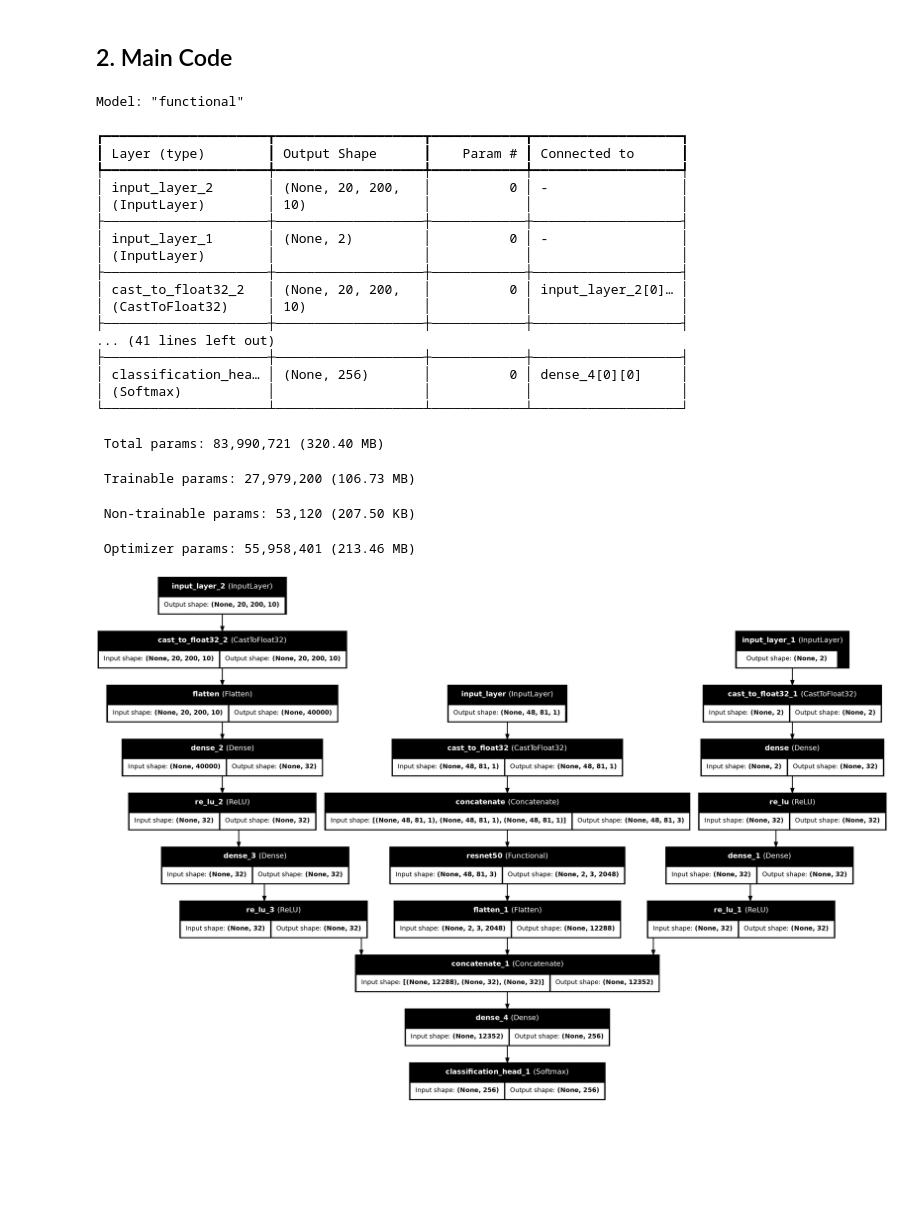
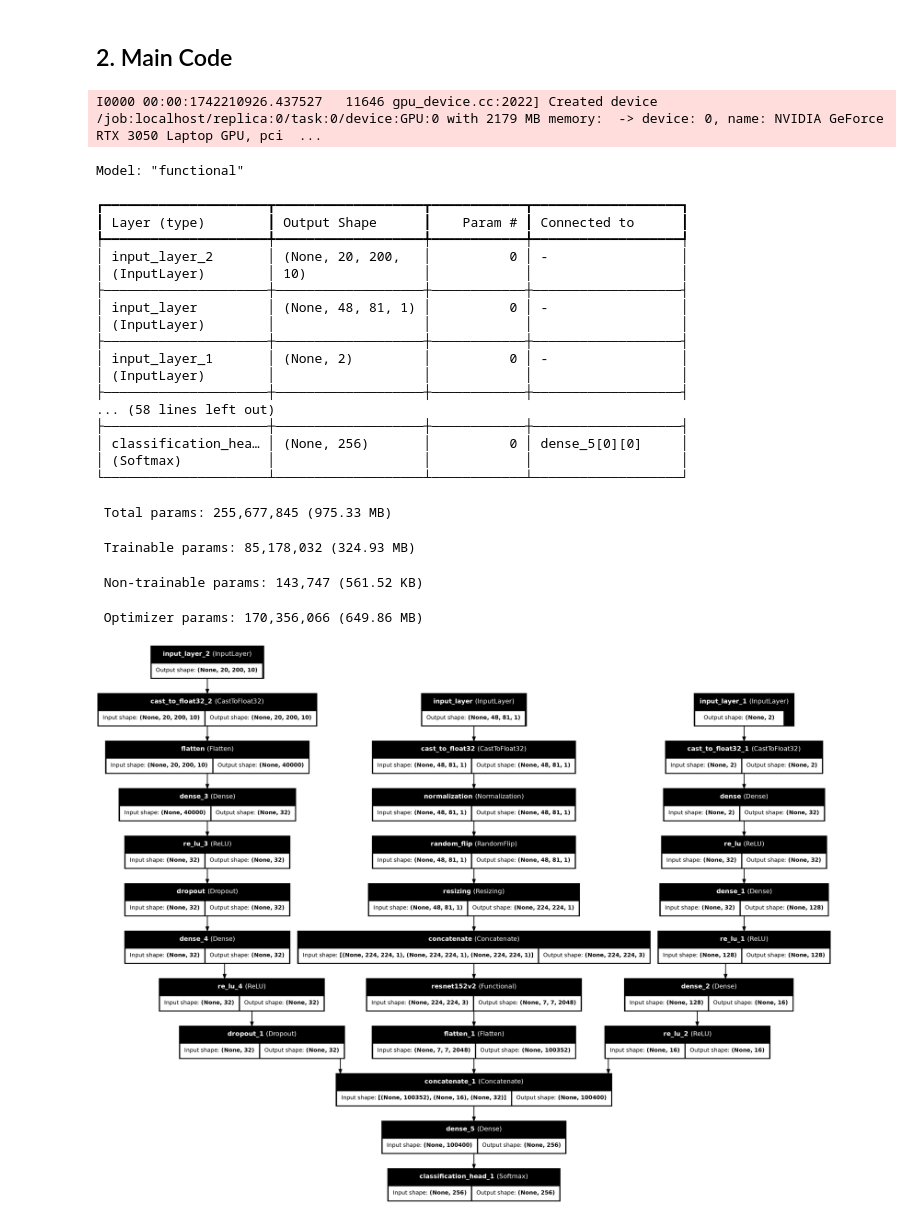
Before and after one commit to MatheusFS-dev/RayWise, a Jupyter notebook: src/model_plot.ipynb, the cells around one changed output. Cells and saved outputs as stored; diff of their text form; code cells hidden in the pictures; blank space fills up the shorter version.

```diff
--- a/src/model_plot.ipynb
+++ b/src/model_plot.ipynb
@@ -15,37 +23,38 @@ tf.get_logger().setLevel('ERROR')
 ## 2. Main Code
 # %%
 # Load the model
-model = tf.keras.models.load_model('./models/best_model.keras')
+model = tf.keras.models.load_model('./models/classification_v1/classification_v1.keras')
 
 # Show the model summary
 model.summary()
 
 # Plot the model architecture
 tf.keras.utils.plot_model(model, to_file='model.png', show_shapes=True, show_layer_names=True)
 
 # Display the model architecture image
 display(Image(filename='model.png'))
 # %% [output]
-Model: "functional"
+I0000 00:00:1742210926.437527   11646 gpu_device.cc:2022] Created device /job:localhost/replica:0/task:0/device:GPU:0 with 2179 MB memory:  -> device: 0, name: NVIDIA GeForce RTX 3050 Laptop GPU, pci  ...
-┏━━━━━━━━━━━━━━━━━━━━━┳━━━━━━━━━━━━━━━━━━━┳━━━━━━━━━━━━┳━━━━━━━━━━━━━━━━━━━┓
-┃ Layer (type)        ┃ Output Shape      ┃    Param # ┃ Connected to      ┃
-┡━━━━━━━━━━━━━━━━━━━━━╇━━━━━━━━━━━━━━━━━━━╇━━━━━━━━━━━━╇━━━━━━━━━━━━━━━━━━━┩
-│ input_layer_2       │ (None, 20, 200,   │          0 │ -                 │
-│ (InputLayer)        │ 10)               │            │                   │
-├─────────────────────┼───────────────────┼────────────┼───────────────────┤
-│ input_layer_1       │ (None, 2)         │          0 │ -                 │
-│ (InputLayer)        │                   │            │                   │
-├─────────────────────┼───────────────────┼────────────┼───────────────────┤
-│ cast_to_float32_2   │ (None, 20, 200,   │          0 │ input_layer_2[0]… │
-│ (CastToFloat32)     │ 10)               │            │                   │
-├─────────────────────┼───────────────────┼────────────┼───────────────────┤
-... (41 lines left out)
-├─────────────────────┼───────────────────┼────────────┼───────────────────┤
-│ classification_hea… │ (None, 256)       │          0 │ dense_4[0][0]     │
-│ (Softmax)           │                   │            │                   │
-└─────────────────────┴───────────────────┴────────────┴───────────────────┘
+Model: "functional"
- Total params: 83,990,721 (320.40 MB)
+┏━━━━━━━━━━━━━━━━━━━━━┳━━━━━━━━━━━━━━━━━━━┳━━━━━━━━━━━━┳━━━━━━━━━━━━━━━━━━━┓
+┃ Layer (type)        ┃ Output Shape      ┃    Param # ┃ Connected to      ┃
+┡━━━━━━━━━━━━━━━━━━━━━╇━━━━━━━━━━━━━━━━━━━╇━━━━━━━━━━━━╇━━━━━━━━━━━━━━━━━━━┩
+│ input_layer_2       │ (None, 20, 200,   │          0 │ -                 │
+│ (InputLayer)        │ 10)               │            │                   │
+├─────────────────────┼───────────────────┼────────────┼───────────────────┤
+│ input_layer         │ (None, 48, 81, 1) │          0 │ -                 │
+│ (InputLayer)        │                   │            │                   │
+├─────────────────────┼───────────────────┼────────────┼───────────────────┤
+│ input_layer_1       │ (None, 2)         │          0 │ -                 │
+│ (InputLayer)        │                   │            │                   │
+├─────────────────────┼───────────────────┼────────────┼───────────────────┤
+... (58 lines left out)
+├─────────────────────┼───────────────────┼────────────┼───────────────────┤
+│ classification_hea… │ (None, 256)       │          0 │ dense_5[0][0]     │
+│ (Softmax)           │                   │            │                   │
+└─────────────────────┴───────────────────┴────────────┴───────────────────┘
- Trainable params: 27,979,200 (106.73 MB)
+ Total params: 255,677,845 (975.33 MB)
- Non-trainable params: 53,120 (207.50 KB)
+ Trainable params: 85,178,032 (324.93 MB)
- Optimizer params: 55,958,401 (213.46 MB)
+ Non-trainable params: 143,747 (561.52 KB)
+ Optimizer params: 170,356,066 (649.86 MB)
-[figure, old version]
+[figure, new version]
```
Also changed, not shown: parts of 1 cell of this notebook, 2 other files.
